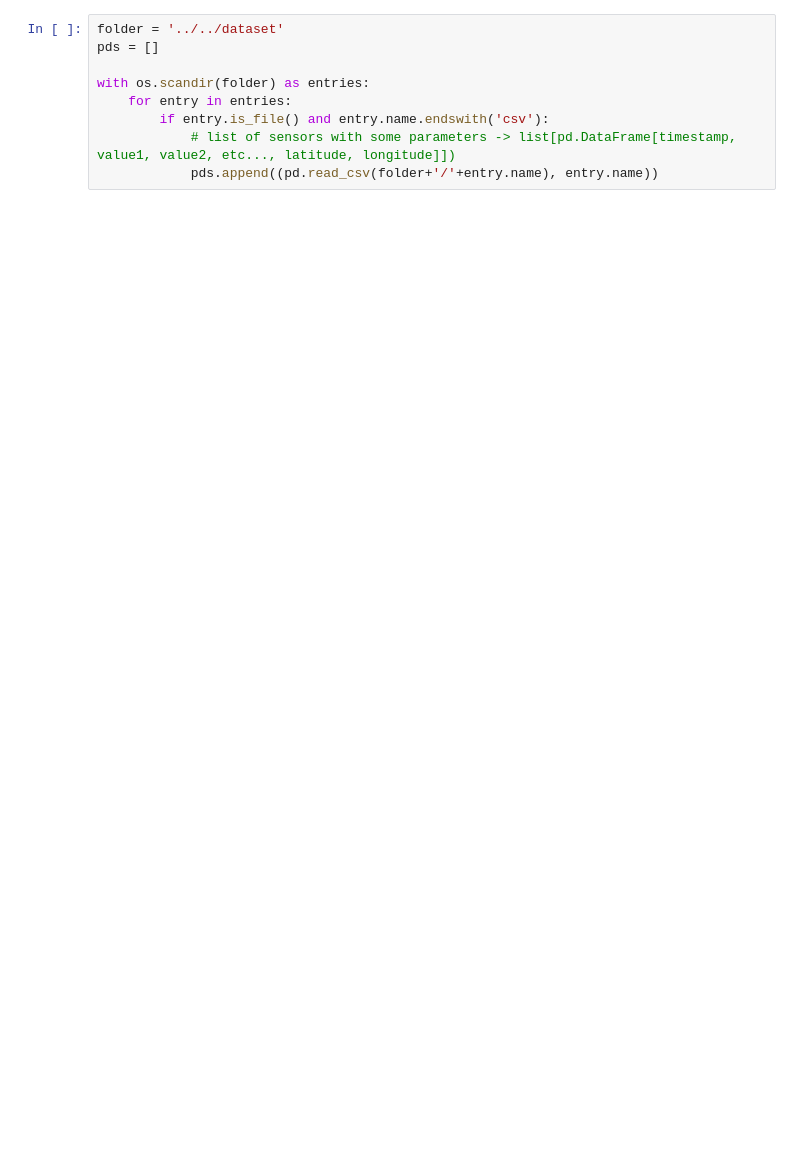
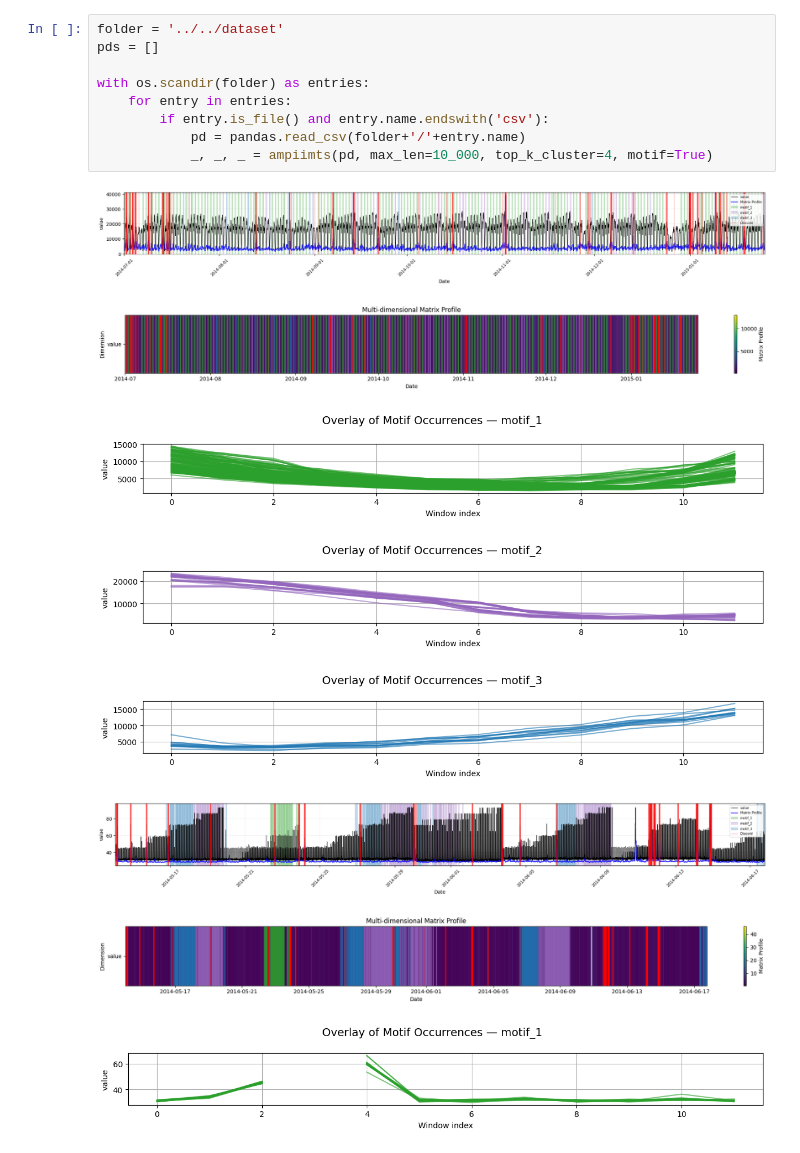
Before and after one commit to Guillaumernd/ampiimts, a Jupyter notebook: notebooks/Matrix_Profile/Matrix_profile.ipynb, the cells around one changed output. Saved outputs shown, nothing was run; the diff lists cells and outputs as text; blank space fills up the shorter version.

```diff
--- a/notebooks/Matrix_Profile/Matrix_profile.ipynb
+++ b/notebooks/Matrix_Profile/Matrix_profile.ipynb
@@ -13,9 +13,18 @@ import os
 # %%
 folder = '../../dataset'
 pds = []
 
 with os.scandir(folder) as entries:
     for entry in entries:
         if entry.is_file() and entry.name.endswith('csv'):
-            # list of sensors with some parameters -> list[pd.DataFrame[timestamp, value1, value2, etc..., latitude, longitude]])
-            pds.append((pd.read_csv(folder+'/'+entry.name), entry.name))
+            pd = pandas.read_csv(folder+'/'+entry.name)
+            _, _, _ = ampiimts(pd, max_len=10_000, top_k_cluster=4, motif=True)
+# %% [output]
+[figure, added]
+[figure, added]
+[figure, added]
+[figure, added]
+[figure, added]
+[figure, added]
+[figure, added]
+[figure, added]
```
Also changed, not shown: parts of 3 cells of this notebook, 4 other files.
